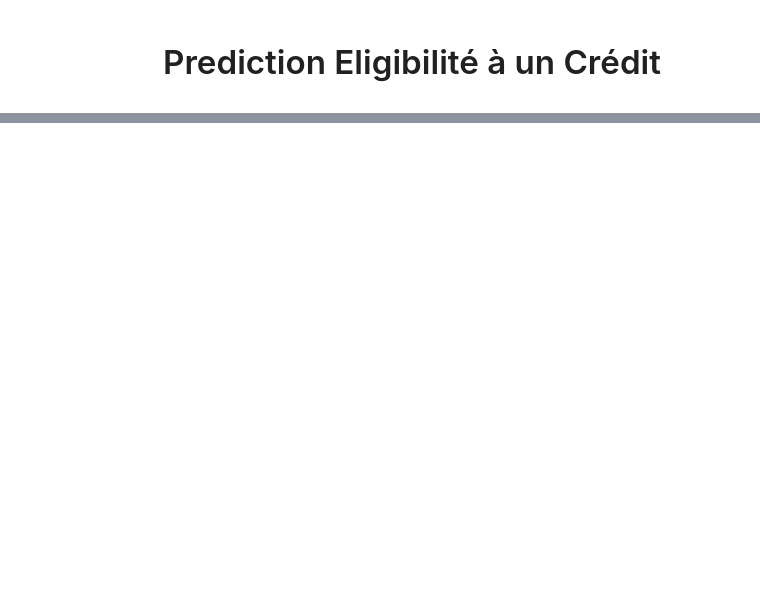
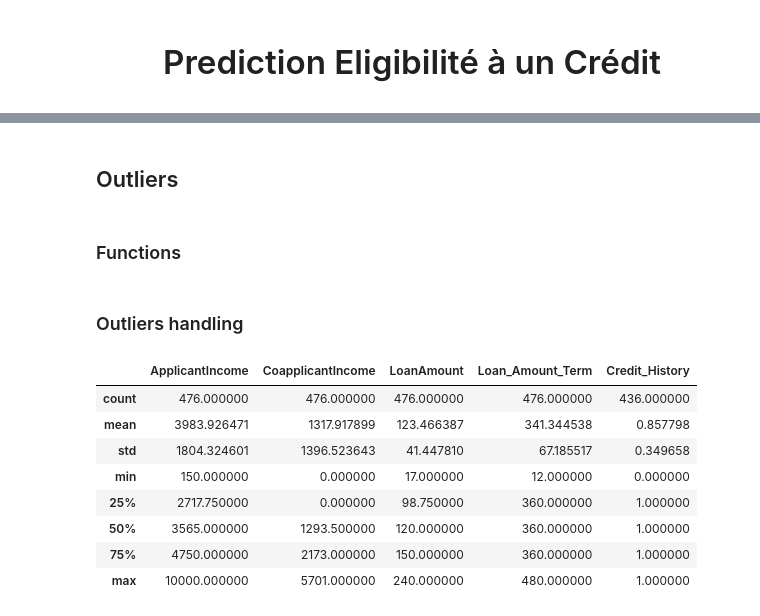
Before and after one commit to TonyVallad/Simplon, a Jupyter notebook: Brief_Prediction_Eligibilite_Credit_Banque/Notebook_Prediction_Eligibilite.ipynb, the cells around one changed output, grey strips where cells are left out. Saved outputs shown, nothing was run; the diff lists cells and outputs as text; code cells hidden in the pictures; blank space fills up the shorter version.

```diff
--- a/Brief_Prediction_Eligibilite_Credit_Banque/Notebook_Prediction_Eligibilite.ipynb
+++ b/Brief_Prediction_Eligibilite_Credit_Banque/Notebook_Prediction_Eligibilite.ipynb
@@ -61,0 +503,4 @@ for column in categorical_columns:
+# %% [markdown]
+## Outliers
+# %% [markdown]
+### Functions
@@ -61,0 +588,17 @@ for column in categorical_columns:
+# %% [markdown]
+### Outliers handling
+# %%
+# Remove outliers using IQR
+loan_data_df_cleaned = remove_outliers_iqr(loan_data_df_cleaned, selected_columns=["ApplicantIncome", "CoapplicantIncome", "LoanAmount"])
+# %%
+loan_data_df_cleaned.describe()
+# %% [output]
+|  | ApplicantIncome | CoapplicantIncome | LoanAmount | Loan_Amount_Term | Credit_History |
+| count | 476.000000 | 476.000000 | 476.000000 | 476.000000 | 436.000000 |
+| mean | 3983.926471 | 1317.917899 | 123.466387 | 341.344538 | 0.857798 |
+| std | 1804.324601 | 1396.523643 | 41.447810 | 67.185517 | 0.349658 |
+| min | 150.000000 | 0.000000 | 17.000000 | 12.000000 | 0.000000 |
+| 25% | 2717.750000 | 0.000000 | 98.750000 | 360.000000 | 1.000000 |
+| 50% | 3565.000000 | 1293.500000 | 120.000000 | 360.000000 | 1.000000 |
+| 75% | 4750.000000 | 2173.000000 | 150.000000 | 360.000000 | 1.000000 |
+| max | 10000.000000 | 5701.000000 | 240.000000 | 480.000000 | 1.000000 |
```
Also changed, not shown: parts of 54 cells of this notebook.
